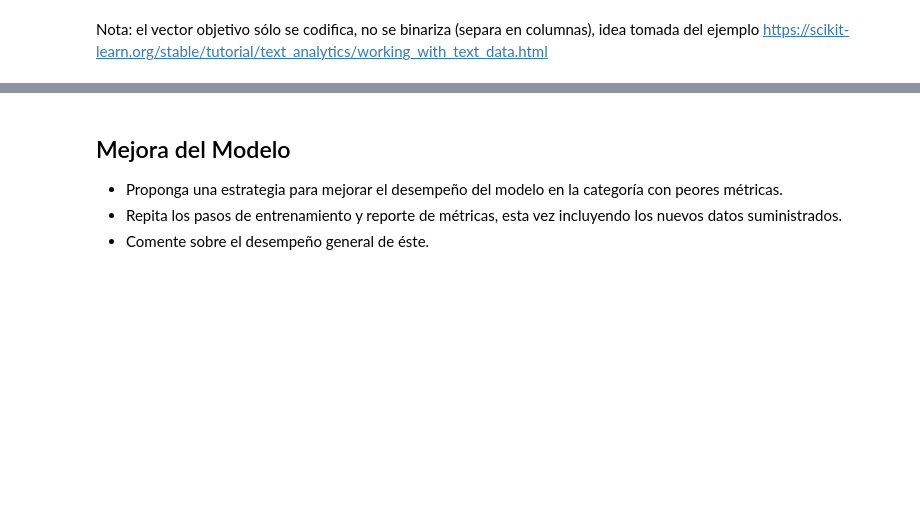
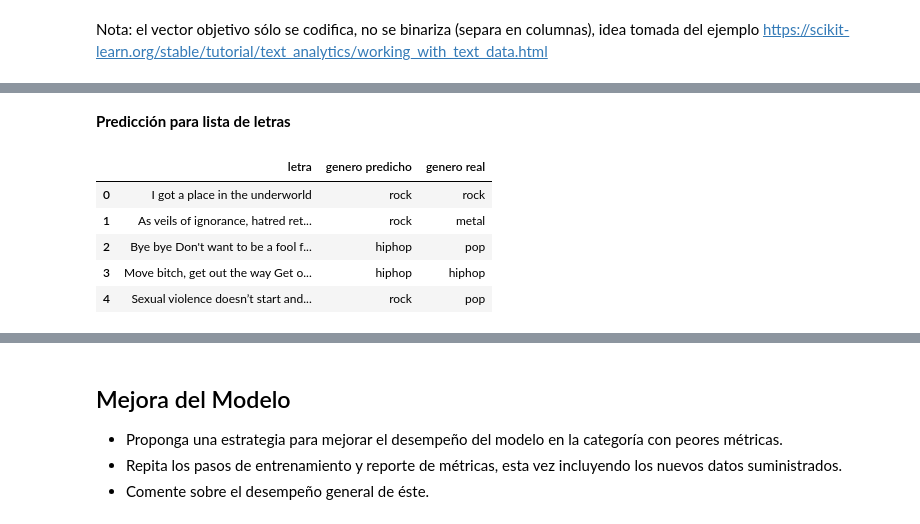
Before and after one commit to danoffn/Data-Science, a Jupyter notebook: 3 - Machine Learning/03 - Naive Bayes/Desafio.ipynb, the cells around one changed output, grey strips where cells are left out. Saved outputs shown, nothing was run; the diff lists cells and outputs as text; code cells hidden in the pictures; blank space fills up the shorter version.

```diff
--- a/3 - Machine Learning/03 - Naive Bayes/Desafio.ipynb
+++ b/3 - Machine Learning/03 - Naive Bayes/Desafio.ipynb
@@ -514,0 +471,23 @@ array([3, 3, 1, ..., 0, 1, 3])
+# %%
+display(Markdown("**Predicción para lista de letras**"))
+
+generos_pred = pipeline_model.predict(canciones_predecir)
+
+reales = ["rock", "metal", "pop", "hiphop", "pop"]
+
+resumen = pd.DataFrame(data={
+    "letra": canciones_predecir,
+    "genero predicho": generos_pred,
+    "genero real": reales
+    }
+)
+
+display(resumen)
+# %% [output]
+**Predicción para lista de letras**
+|  | letra | genero predicho | genero real |
+| 0 | I got a place in the underworld | rock | rock |
+| 1 | As veils of ignorance, hatred ret... | rock | metal |
+| 2 | Bye bye Don't want to be a fool f... | hiphop | pop |
+| 3 | Move bitch, get out the way Get o... | hiphop | hiphop |
+| 4 | Sexual violence doesn’t start and... | rock | pop |
```
Also changed, not shown: parts of 19 cells of this notebook.
